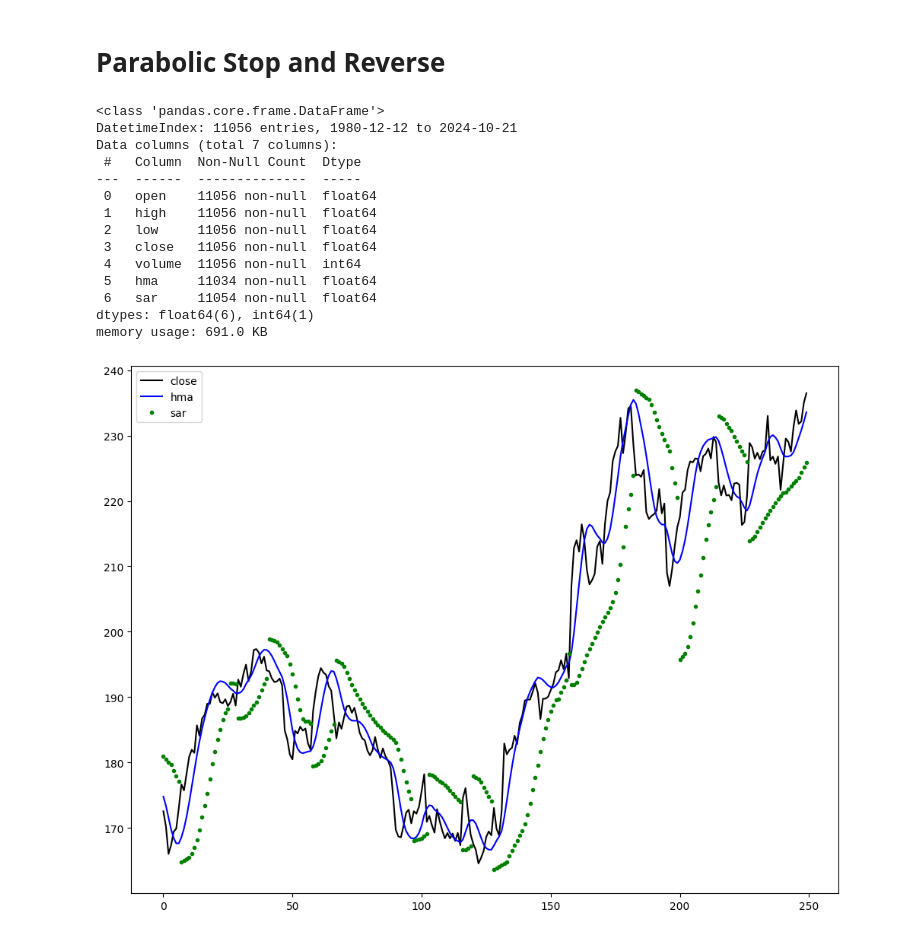
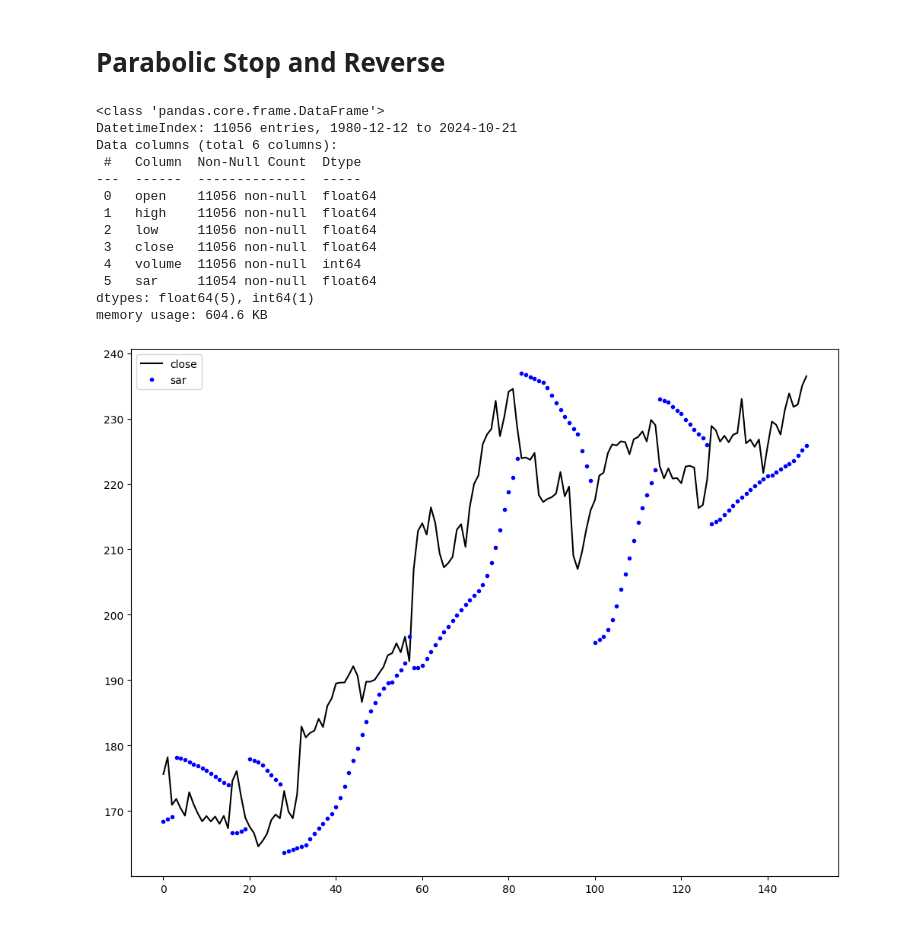
Before and after one commit to furechan/mintalib, a Jupyter notebook: examples/sar-indicator.ipynb, the cells around one changed output. Drawn from its saved outputs; the diff is of its cells as text; code cells hidden in the pictures.

```diff
--- a/examples/sar-indicator.ipynb
+++ b/examples/sar-indicator.ipynb
@@ -1,19 +1,24 @@
 # %% [markdown]
 # Parabolic Stop and Reverse
 # %%
-import matplotlib as mpl
+import matplotlib.pyplot as plt
 
-from mintalib.indicators import SAR, HMA
+from mintalib.indicators import SAR
 from mintalib.samples import sample_prices
 
-mpl.rc("figure", figsize=(12, 9))
+plt.rc("figure", figsize=(12, 9))
 # %%
-prices = sample_prices().assign(hma=HMA(20), sar=SAR())
+prices = sample_prices()
+
+prices = prices.assign(
+    sar=SAR()
+)
+
 prices.info()
 # %% [output]
 <class 'pandas.core.frame.DataFrame'>
 DatetimeIndex: 11056 entries, 1980-12-12 to 2024-10-21
-Data columns (total 7 columns):
+Data columns (total 6 columns):
  #   Column  Non-Null Count  Dtype
 ---  ------  --------------  -----
  0   open    11056 non-null  float64
@@ -21,11 +26,14 @@ Data columns (total 7 columns):
  2   low     11056 non-null  float64
  3   close   11056 non-null  float64
  4   volume  11056 non-null  int64
- 5   hma     11034 non-null  float64
- 6   sar     11054 non-null  float64
-dtypes: float64(6), int64(1)
-memory usage: 691.0 KB
+ 5   sar     11054 non-null  float64
+dtypes: float64(5), int64(1)
+memory usage: 604.6 KB
 # %%
-prices.tail(250).reset_index().plot(y=["close", "hma", "sar"], style=["k", "b", "g."]);
+prices.tail(150).plot(
+    y=["close", "sar"],
+    style=["k", "b."],
+    use_index=False
+);
 # %% [output]
-[figure, old version]
+[figure, new version]
```
Also changed, not shown: 10 other files.
